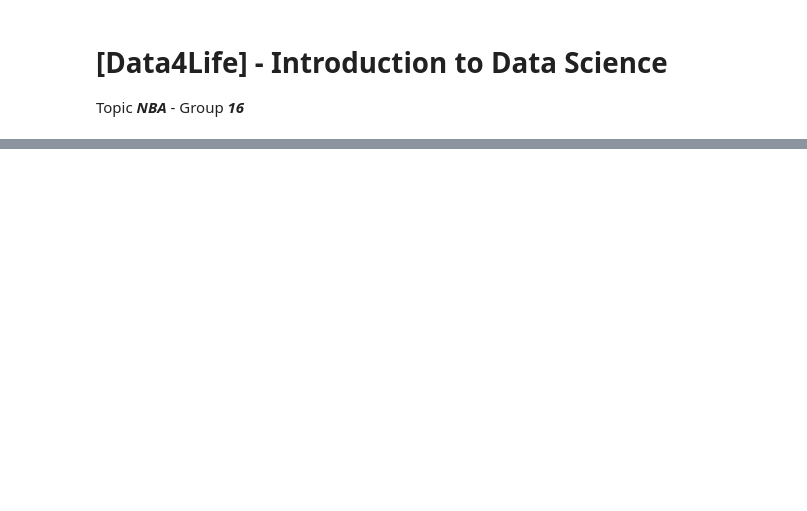
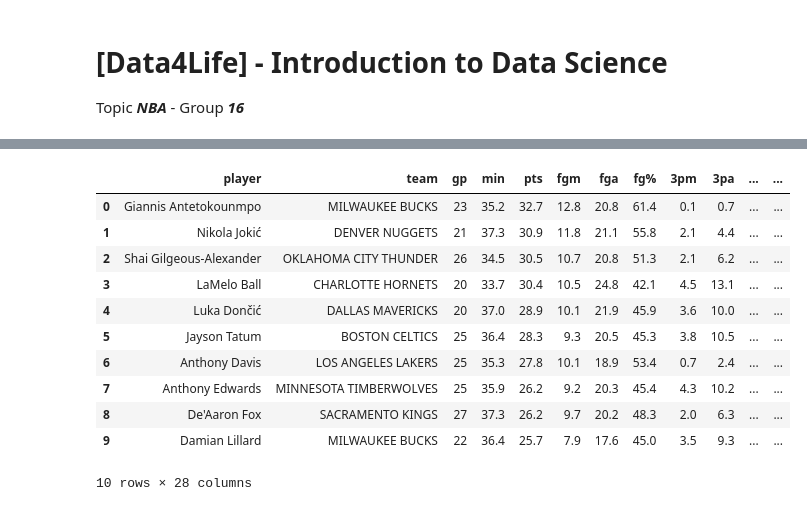
Before and after one commit to chocoCaro/Intro_DS, a Jupyter notebook: [data4life]_final.ipynb, the cells around one changed output, grey strips where cells are left out. Saved outputs shown, nothing was run; the diff lists cells and outputs as text; code cells hidden in the pictures; blank space fills up the shorter version.

```diff
--- a/[data4life]_final.ipynb
+++ b/[data4life]_final.ipynb
@@ -98,0 +166,12 @@ import seaborn as sns
+# %%
+nba_roster.columns = nba_roster.columns.str.lower()
+
+nba_stats.columns = nba_stats.columns.str.lower()
+
+nba_roster = nba_roster.drop(
+    columns=["school", "how acquired", "player link", "birthdate", "#"]
+).rename(columns={"team name": "team"})
+
+nba_stats = nba_stats.drop(columns="#")
+
+nba_stats["team"] = nba_stats["team"].map(arg=team_mapping)
@@ -98,0 +295,10 @@ import seaborn as sns
+# %%
+merged_data = pd.merge(
+    nba_stats,
+    nba_roster,
+    how="left",
+    left_on=["player", "team", "season"],
+    right_on=["player", "team", "season"],
+)
+
+merged_data.isnull().sum()
@@ -98,0 +323,15 @@ import seaborn as sns
+# %%
+merged_data.head(10)
+# %% [output]
+|  | player | team | gp | min | pts | fgm | fga | fg% | 3pm | 3pa | ... | ... |
+| 0 | Giannis Antetokounmpo | MILWAUKEE BUCKS | 23 | 35.2 | 32.7 | 12.8 | 20.8 | 61.4 | 0.1 | 0.7 | ... | ... |
+| 1 | Nikola Jokić | DENVER NUGGETS | 21 | 37.3 | 30.9 | 11.8 | 21.1 | 55.8 | 2.1 | 4.4 | ... | ... |
+| 2 | Shai Gilgeous-Alexander | OKLAHOMA CITY THUNDER | 26 | 34.5 | 30.5 | 10.7 | 20.8 | 51.3 | 2.1 | 6.2 | ... | ... |
+| 3 | LaMelo Ball | CHARLOTTE HORNETS | 20 | 33.7 | 30.4 | 10.5 | 24.8 | 42.1 | 4.5 | 13.1 | ... | ... |
+| 4 | Luka Dončić | DALLAS MAVERICKS | 20 | 37.0 | 28.9 | 10.1 | 21.9 | 45.9 | 3.6 | 10.0 | ... | ... |
+| 5 | Jayson Tatum | BOSTON CELTICS | 25 | 36.4 | 28.3 | 9.3 | 20.5 | 45.3 | 3.8 | 10.5 | ... | ... |
+| 6 | Anthony Davis | LOS ANGELES LAKERS | 25 | 35.3 | 27.8 | 10.1 | 18.9 | 53.4 | 0.7 | 2.4 | ... | ... |
+| 7 | Anthony Edwards | MINNESOTA TIMBERWOLVES | 25 | 35.9 | 26.2 | 9.2 | 20.3 | 45.4 | 4.3 | 10.2 | ... | ... |
+| 8 | De'Aaron Fox | SACRAMENTO KINGS | 27 | 37.3 | 26.2 | 9.7 | 20.2 | 48.3 | 2.0 | 6.3 | ... | ... |
+| 9 | Damian Lillard | MILWAUKEE BUCKS | 22 | 36.4 | 25.7 | 7.9 | 17.6 | 45.0 | 3.5 | 9.3 | ... | ... |
+10 rows × 28 columns
```
Also changed, not shown: parts of 37 cells of this notebook, 4 other files.
